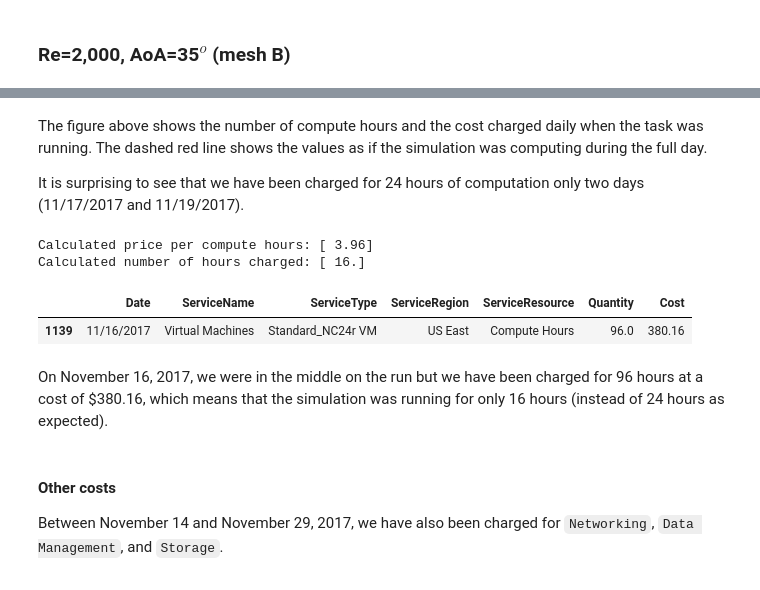
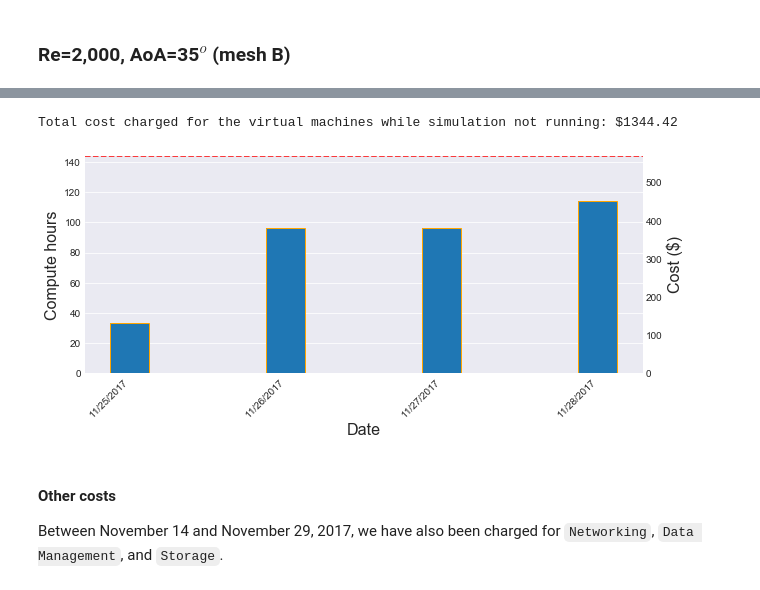
Before and after one commit to mesnardo/FlyingSnake2Cloud, a Jupyter notebook: reports/costanalysis/costanalysis.ipynb, the cells around one changed output, grey strips where cells are left out. Drawn from its saved outputs; the diff is of its cells as text; code cells hidden in the pictures.

```diff
--- a/reports/costanalysis/costanalysis.ipynb
+++ b/reports/costanalysis/costanalysis.ipynb
@@ -431,25 +486,32 @@ ax2.axhline(24.0 * meshB2k35['nodes'] *
-# %% [markdown]
-The figure above shows the number of compute hours and the cost charged daily when the task was running.
-The dashed red line shows the values as if the simulation was computing during the full day.
-
-It is surprising to see that we have been charged for 24 hours of computation only two days (11/17/2017 and 11/19/2017).
-# %%
-mask = pandas.to_datetime(meshB2k35['data']['Date']) == '2017-11-16'
-subdata = meshB2k35['data'][mask]
-mask = subdata['ServiceName'] == 'Virtual Machines'
-print('Calculated price per compute hours: {}'
-      .format(subdata[mask]['Cost'].values /
-              subdata[mask]['Quantity'].values))
-print('Calculated number of hours charged: {}'
-      .format(subdata[mask]['Quantity'].values / meshB2k35['nodes']))
-subdata[mask]
-# %% [output]
-Calculated price per compute hours: [ 3.96]
-Calculated number of hours charged: [ 16.]
-|  | Date | ServiceName | ServiceType | ServiceRegion | ServiceResource | Quantity | Cost |
-| 1139 | 11/16/2017 | Virtual Machines | Standard_NC24r VM | US East | Compute Hours | 96.0 | 380.16 |
-# %% [markdown]
-On November 16, 2017, we were in the middle on the run but we have been charged for 96 hours at a cost of \$380.16, which means that the simulation was running for only 16 hours (instead of 24 hours as expected).
+# %%
+# Get data within given period
+start, end = '2017-11-25', '2017-11-28'
+mask = ((pandas.to_datetime(data['Date']) >= start) &
+        (pandas.to_datetime(data['Date']) <= end))
+subdata = data[mask]
+# Get data for the usage of virtual machines
+mask = subdata['ServiceName'] == 'Virtual Machines'
+subdata = subdata[mask]
+
+n_nodes = 6  # Number of nodes in the pool
+hour_cost = 3.96  # Compute hour cost a NC24r instance
+dates = subdata['Date'].values
+hours = subdata['Quantity'].values
+costs = subdata['Cost'].values
+
+# Get the charges for the day the simulation was not computing anymore
+last_hours = (10.0 + 25.0 / 60) * n_nodes
+if hours[0] > last_hours:
+    hours[0] -= last_hours
+    costs[0] -= last_hours * hour_cost
+
+print('Total cost charged for the virtual machines '
+      'while simulation not running: ${:.2f}'
+      .format(costs.sum()))
+plot_daily_charges(dates, hours, costs, n_nodes, hour_cost)
+# %% [output]
+Total cost charged for the virtual machines while simulation not running: $1344.42
+[figure, added]
 # %% [markdown]
 #### Other costs
 
```
Also changed, not shown: parts of 67 cells of this notebook.
